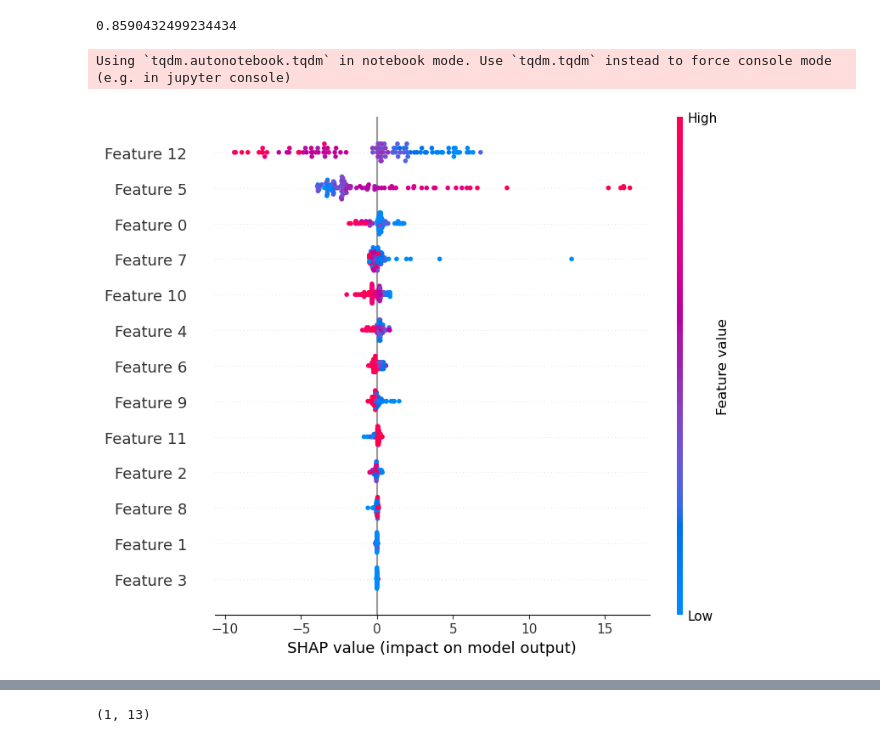
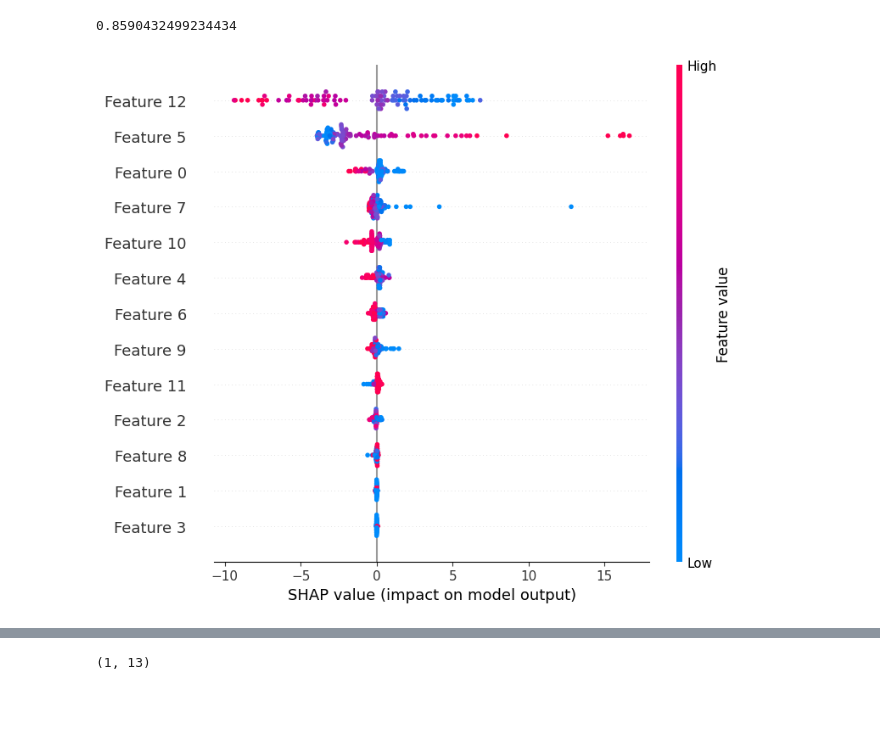
Before and after one commit to Atif-Rehman144/Boston-House-Price, a Jupyter notebook: Boston_Dataset.ipynb, the cells around one changed output, grey strips where cells are left out. Saved outputs shown, nothing was run; the diff lists cells and outputs as text; code cells hidden in the pictures; blank space fills up the shorter version.

```diff
--- a/Boston_Dataset.ipynb
+++ b/Boston_Dataset.ipynb
@@ -422,15 +414,14 @@ print(r2_score(y_test, RF_pred))
 # %%
 import shap
 
 # Initialize a TreeExplainer and calculate shap values
-explainer = shap.TreeExplainer(model)
+explainer = shap.TreeExplainer(RF)
 shap_values = explainer.shap_values(X_test)
 
 # Plot the SHAP values
 shap.summary_plot(shap_values, X_test)
 # %% [output]
-Using `tqdm.autonotebook.tqdm` in notebook mode. Use `tqdm.tqdm` instead to force console mode (e.g. in jupyter console)
-[figure, old version]
+[figure, new version]
 # %%
 import lime
 import lime.lime_tabular
```
Also changed, not shown: parts of 10 cells of this notebook, 2 other files.
